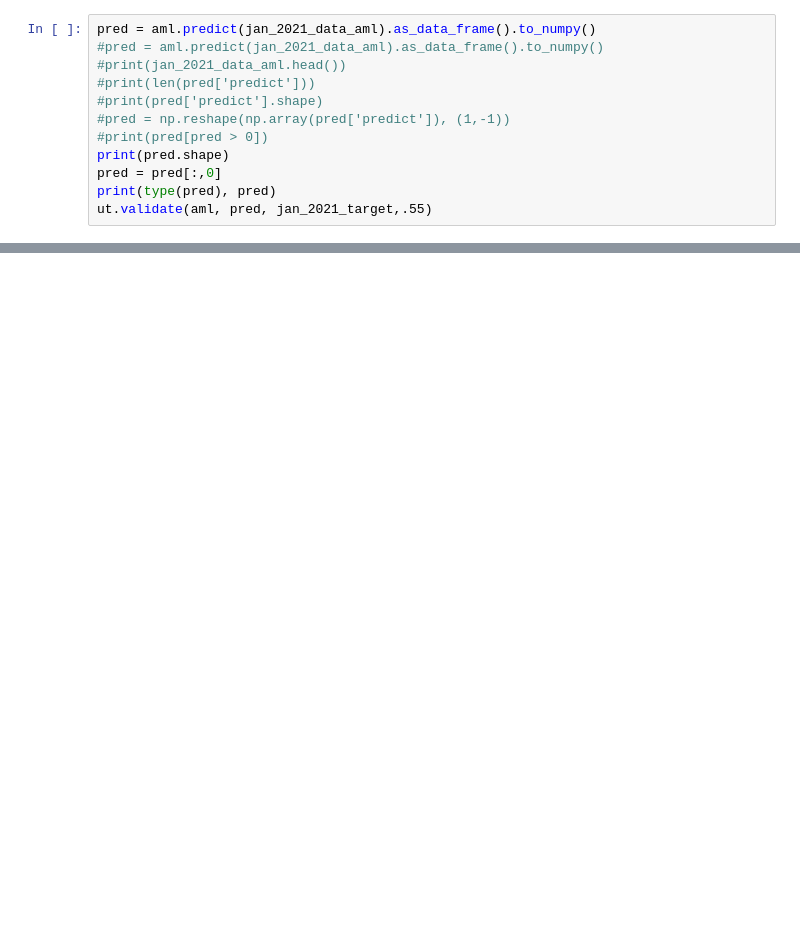
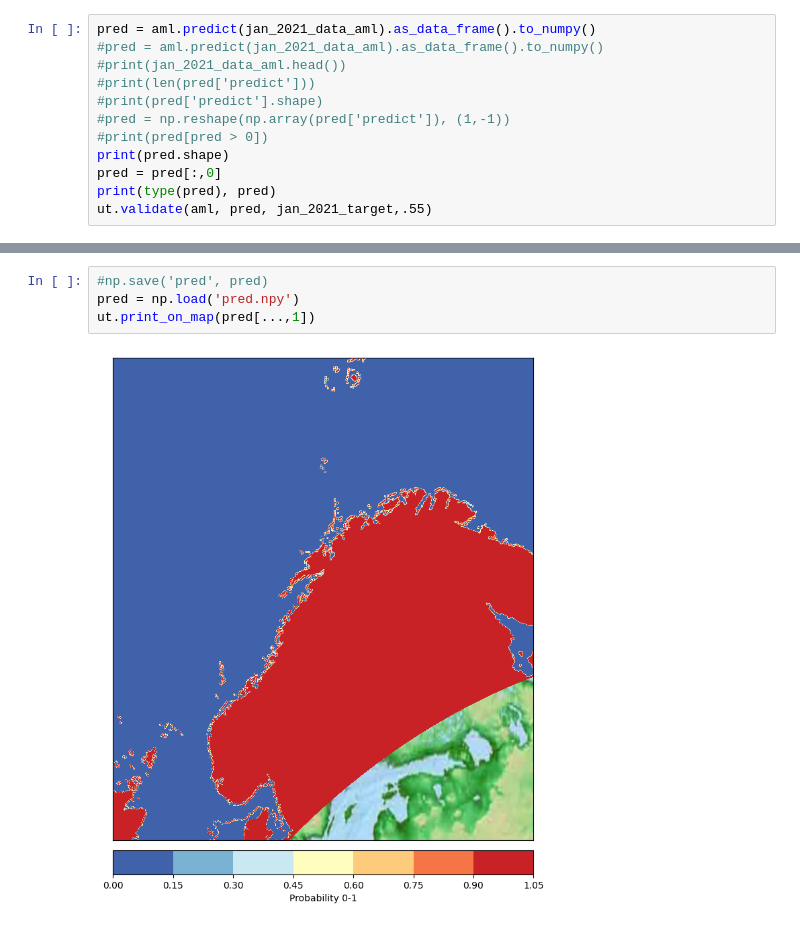
Before and after one commit to evenaage/herring_autumn_2022, a Jupyter notebook: hail_mary.ipynb, the cells around one changed output, grey strips where cells are left out. Cells and saved outputs as stored; diff of their text form; blank space fills up the shorter version.

```diff
--- a/hail_mary.ipynb
+++ b/hail_mary.ipynb
@@ -377,0 +438,6 @@ prediction_data = prediction_data.as_data_frame().to_numpy()
+# %%
+#np.save('pred', pred)
+pred = np.load('pred.npy')
+ut.print_on_map(pred[...,1])
+# %% [output]
+[figure, added]
```
Also changed, not shown: parts of 15 cells of this notebook, 5 other files.
